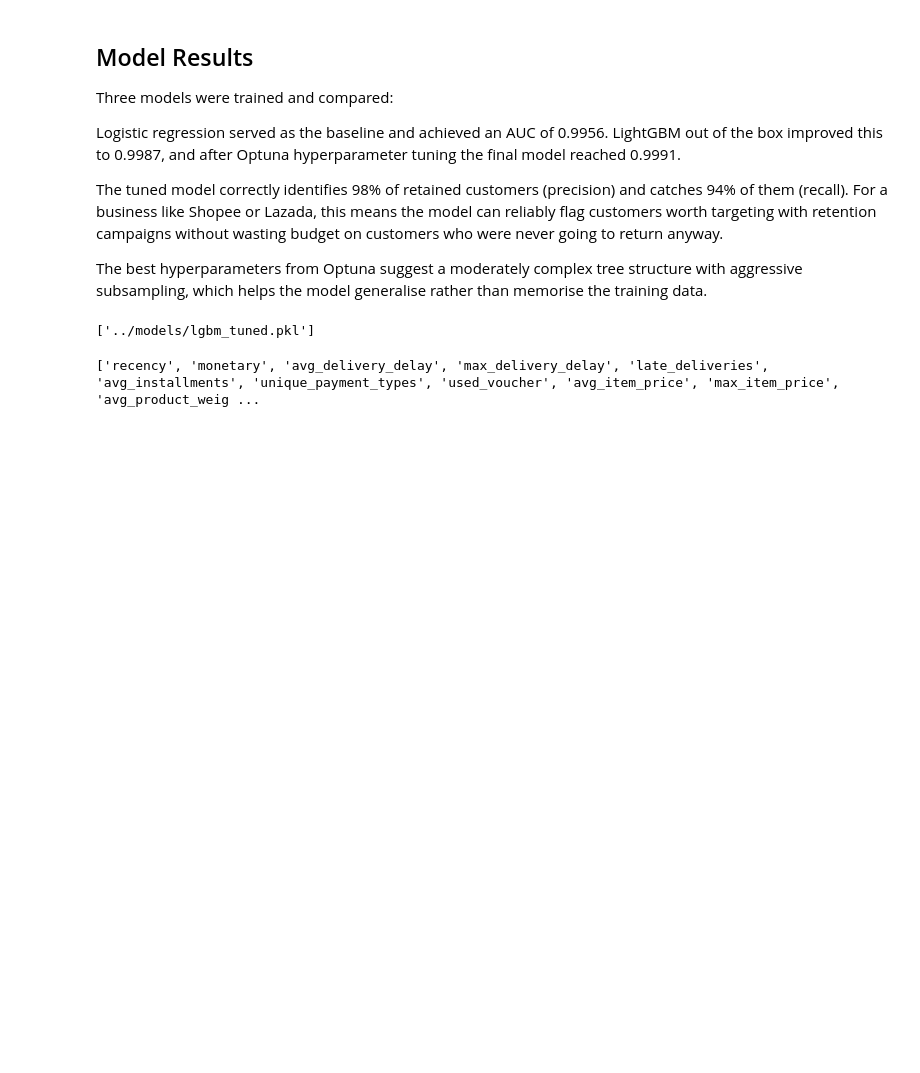
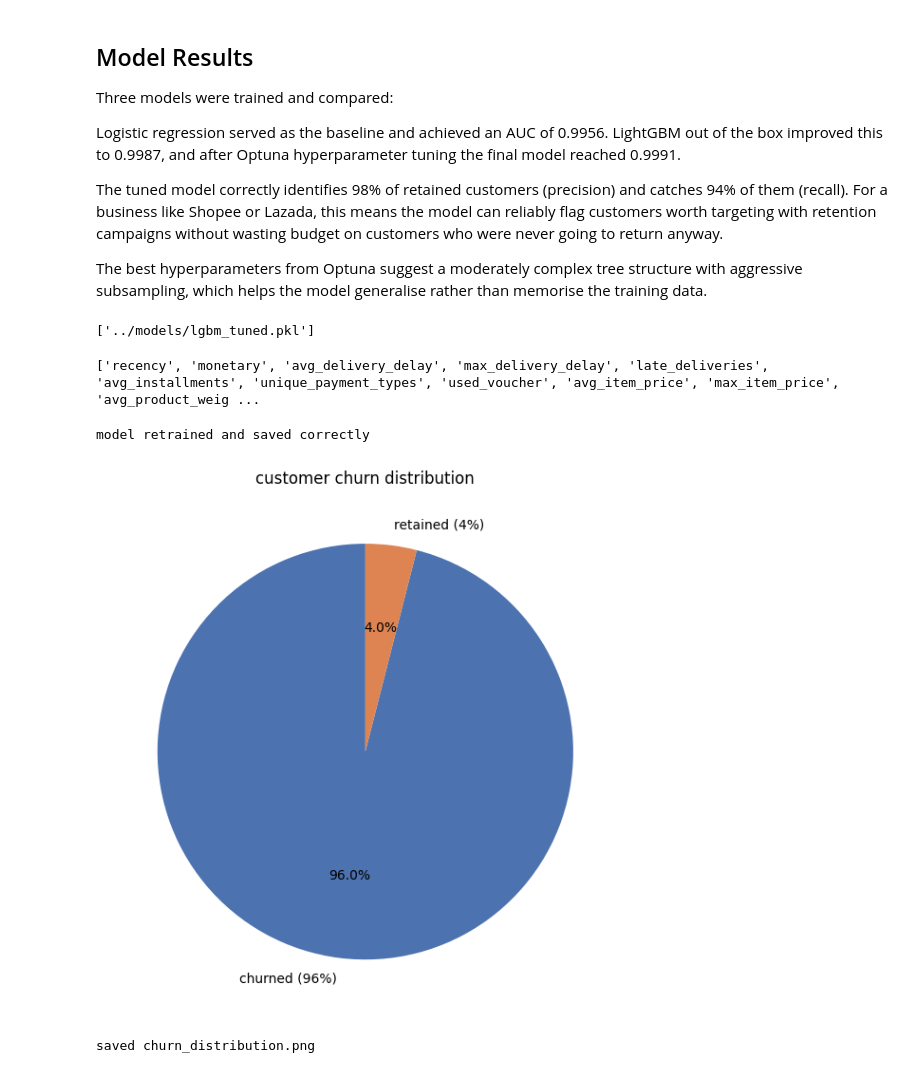
Before and after one commit to bquan1406-droid/ecommerce-churn-prediction, a Jupyter notebook: notebooks/03_modeling.ipynb, the cells around one changed output. Cells and saved outputs as stored; diff of their text form; code cells hidden in the pictures; blank space fills up the shorter version.

Commit message:
feat: add dashboard charts, fix model save, add streamlit app

```diff
--- a/notebooks/03_modeling.ipynb
+++ b/notebooks/03_modeling.ipynb
@@ -299,3 +299,71 @@ joblib.dump(best_model, '../models/lgbm_tuned.pkl')
 print(best_model.feature_name_)
 # %% [output]
 ['recency', 'monetary', 'avg_delivery_delay', 'max_delivery_delay', 'late_deliveries', 'avg_installments', 'unique_payment_types', 'used_voucher', 'avg_item_price', 'max_item_price', 'avg_product_weig ...
+# %%
+import pickle
+import lightgbm as lgb
+
+# retrain best model
+best_params = {
+    'n_estimators': 633,
+    'learning_rate': 0.0523826786760206,
+    'num_leaves': 39,
+    'max_depth': 9,
+    'min_child_samples': 64,
+    'subsample': 0.6338605904051074,
+    'colsample_bytree': 0.923591149325358,
+    'class_weight': 'balanced',
+    'random_state': 42,
+    'verbose': -1
+}
+
+best_model = lgb.LGBMClassifier(**best_params)
+best_model.fit(X_train, y_train)
+
+final_proba = best_model.predict_proba(X_test)[:, 1]
+final_preds = best_model.predict(X_test)
+
+# save correctly
+with open('../models/lgbm_tuned.pkl', 'wb') as f:
+    pickle.dump(best_model, f)
+
+print("model retrained and saved correctly")
+# %% [output]
+model retrained and saved correctly
+# %%
+import matplotlib.pyplot as plt
+import numpy as np
+from sklearn.metrics import roc_curve, auc
+import pickle
+
+# load saved model and data
+df = pd.read_csv('../data/features.csv')
+leaky_features = ['frequency', 'unique_categories', 'total_items']
+X = df.drop(columns=['customer_unique_id', 'churned'] + leaky_features)
+y = df['churned']
+
+X_train, X_test, y_train, y_test = train_test_split(
+    X, y, test_size=0.2, random_state=42, stratify=y
+)
+
+# load saved model
+with open('../models/lgbm_tuned.pkl', 'rb') as f:
+    best_model = pickle.load(f)
+
+final_proba = best_model.predict_proba(X_test)[:, 1]
+final_preds = best_model.predict(X_test)
+
+# chart 1 — churn distribution
+fig, ax = plt.subplots(figsize=(6, 6))
+labels = ['churned (96%)', 'retained (4%)']
+sizes = [53161, 2203]
+colors = ['#4C72B0', '#DD8452']
+ax.pie(sizes, labels=labels, colors=colors, autopct='%1.1f%%', startangle=90)
+ax.set_title('customer churn distribution')
+plt.tight_layout()
+plt.savefig('../data/churn_distribution.png', dpi=150, bbox_inches='tight')
+plt.show()
+print("saved churn_distribution.png")
+# %% [output]
+[figure, added]
+saved churn_distribution.png
```
Also changed, not shown: parts of 3 cells of this notebook, 8 other files.
